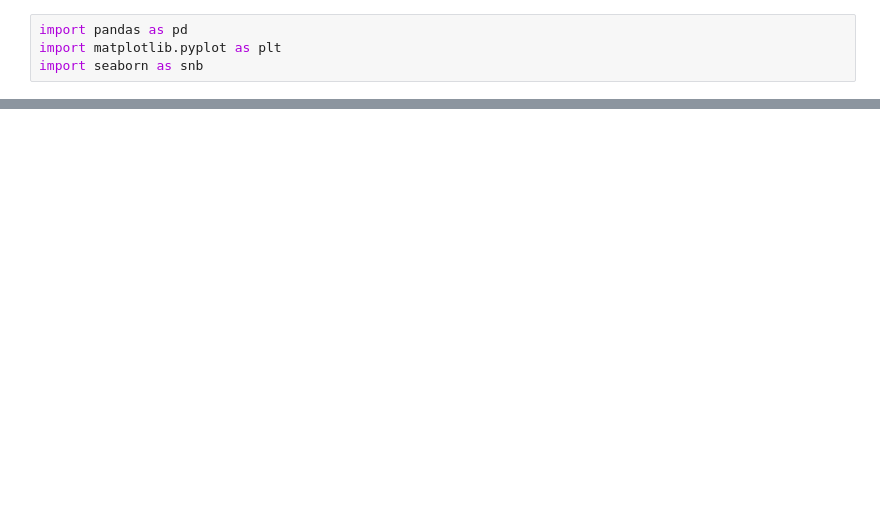
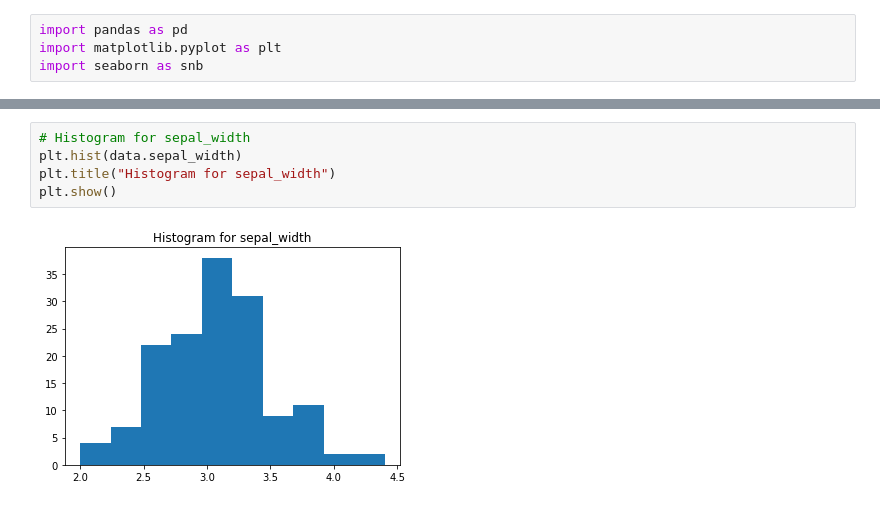
Before and after one commit to slimxy/CRAI-DataScience, a Jupyter notebook: Assignment1.ipynb, the cells around one changed output, grey strips where cells are left out. Saved outputs shown, nothing was run; the diff lists cells and outputs as text; blank space fills up the shorter version.

```diff
--- a/Assignment1.ipynb
+++ b/Assignment1.ipynb
@@ -174,0 +48,7 @@ TypeError: pie() missing 1 required positional argument: 'x'
+# %%
+# Histogram for sepal_width
+plt.hist(data.sepal_width)
+plt.title("Histogram for sepal_width")
+plt.show()
+# %% [output]
+[figure, added]
```
Also changed, not shown: parts of 39 cells of this notebook, 5 other files.
